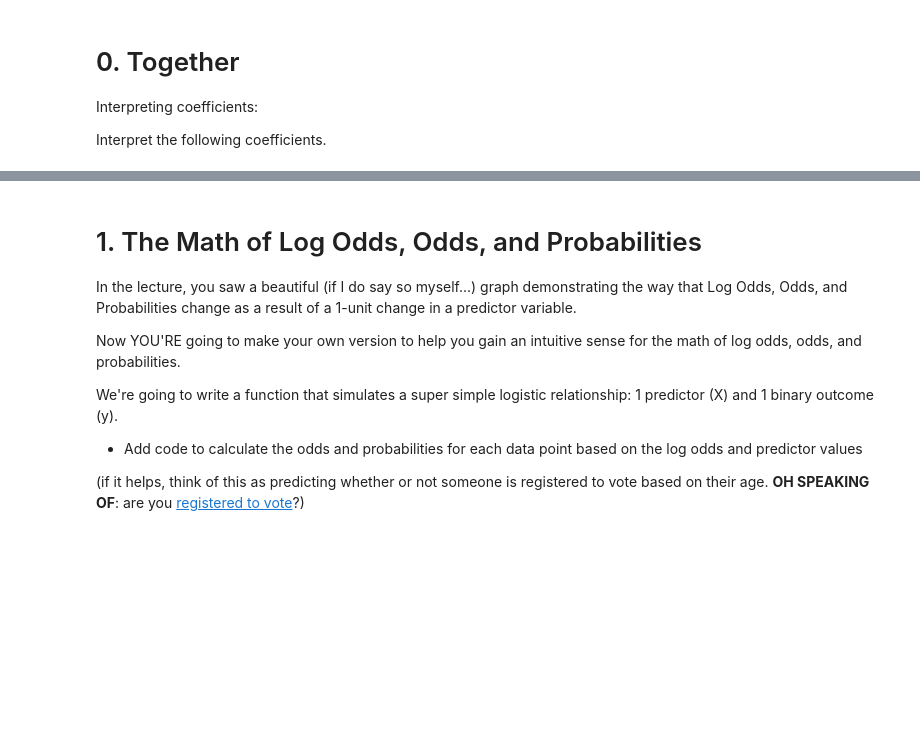
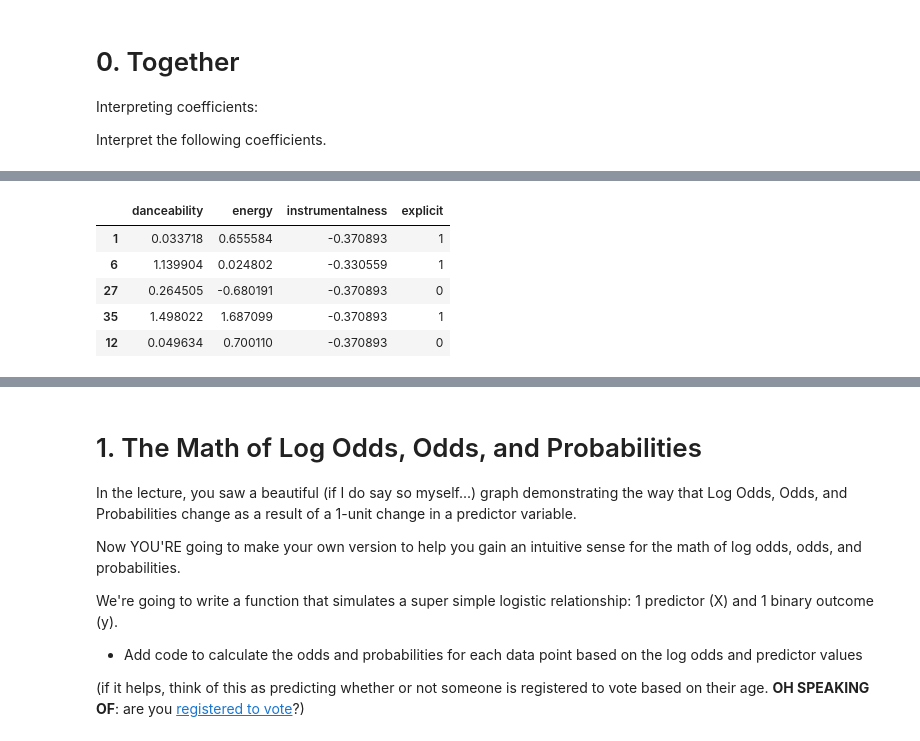
Before and after one commit to chelseaparlett/CPSC392ParlettPelleriti, a Jupyter notebook: Classwork/LogisticRegression_II_Class9.ipynb, the cells around one changed output, grey strips where cells are left out. Cells and saved outputs as stored; diff of their text form; code cells hidden in the pictures; blank space fills up the shorter version.

```diff
--- a/Classwork/LogisticRegression_II_Class9.ipynb
+++ b/Classwork/LogisticRegression_II_Class9.ipynb
@@ -38 +57,15 @@ d.head()
+# %%
+# z
+z = StandardScaler()
+X_train[cont] = z.fit_transform(X_train[cont])
+X_test[cont] = z.transform(X_test[cont])
+
+X_train.head()
+# %% [output]
+|  | danceability | energy | instrumentalness | explicit |
+| 1 | 0.033718 | 0.655584 | -0.370893 | 1 |
+| 6 | 1.139904 | 0.024802 | -0.330559 | 1 |
+| 27 | 0.264505 | -0.680191 | -0.370893 | 0 |
+| 35 | 1.498022 | 1.687099 | -0.370893 | 1 |
+| 12 | 0.049634 | 0.700110 | -0.370893 | 0 |
 # %%
```
Also changed, not shown: parts of 3 cells of this notebook.
